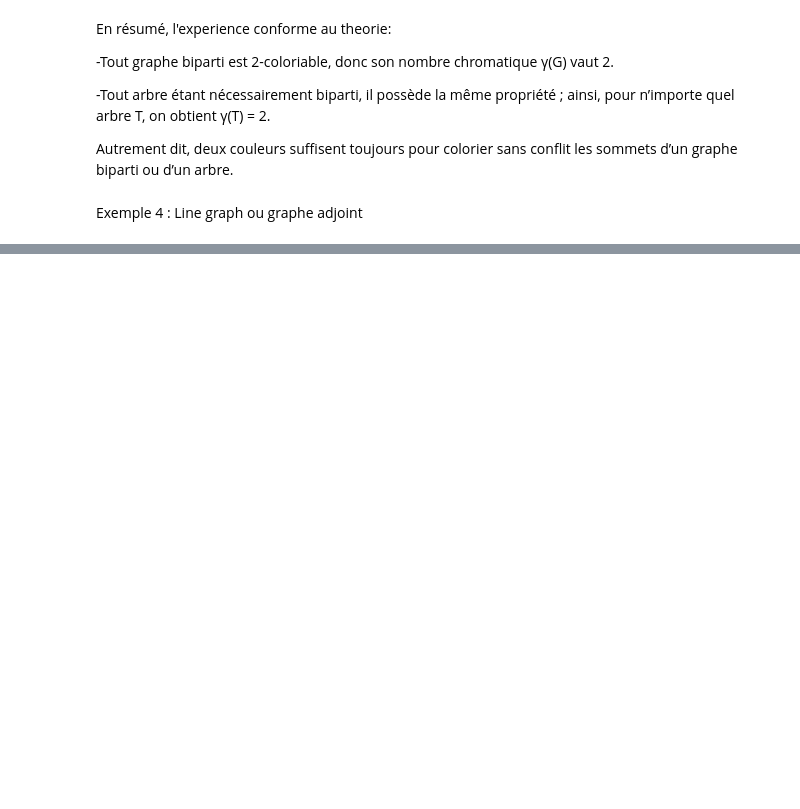
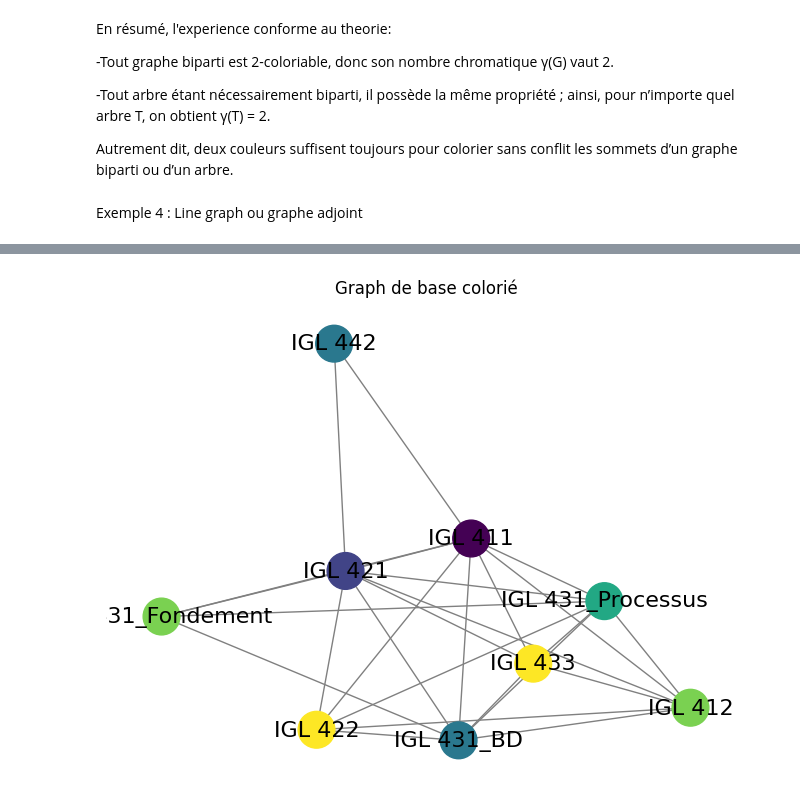
Before and after one commit to Chaabane2k03/Graphes_IGL3, a Jupyter notebook: project.ipynb, the cells around one changed output, grey strips where cells are left out. Saved outputs shown, nothing was run; the diff lists cells and outputs as text; code cells hidden in the pictures; blank space fills up the shorter version.

```diff
--- a/project.ipynb
+++ b/project.ipynb
@@ -110,3 +189,8 @@ afficher_graphe_colorie(G_line, colors_line, "Graphe adjoint colorié")
+# %%
+colors_line, chromatic_line = welsh_powell(G)
+afficher_graphe_colorie(G, colors_line, "Graph de base colorié")
+# %% [output]
+[figure, added]
 # %%
 from pulp import LpProblem, LpMinimize, LpVariable, lpSum, LpBinary, value
 # %%
```
Also changed, not shown: parts of 12 cells of this notebook.
